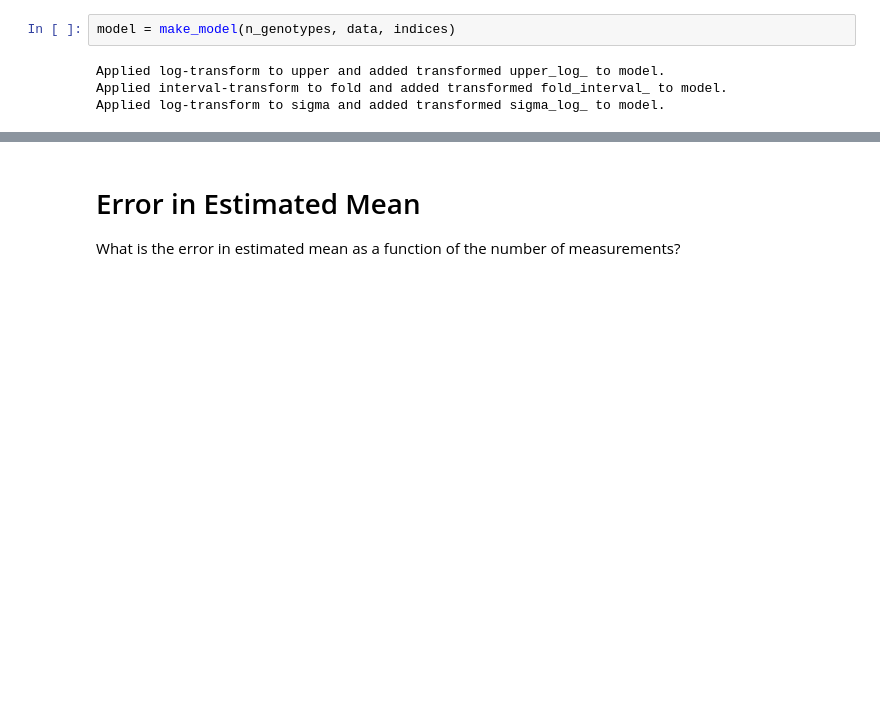
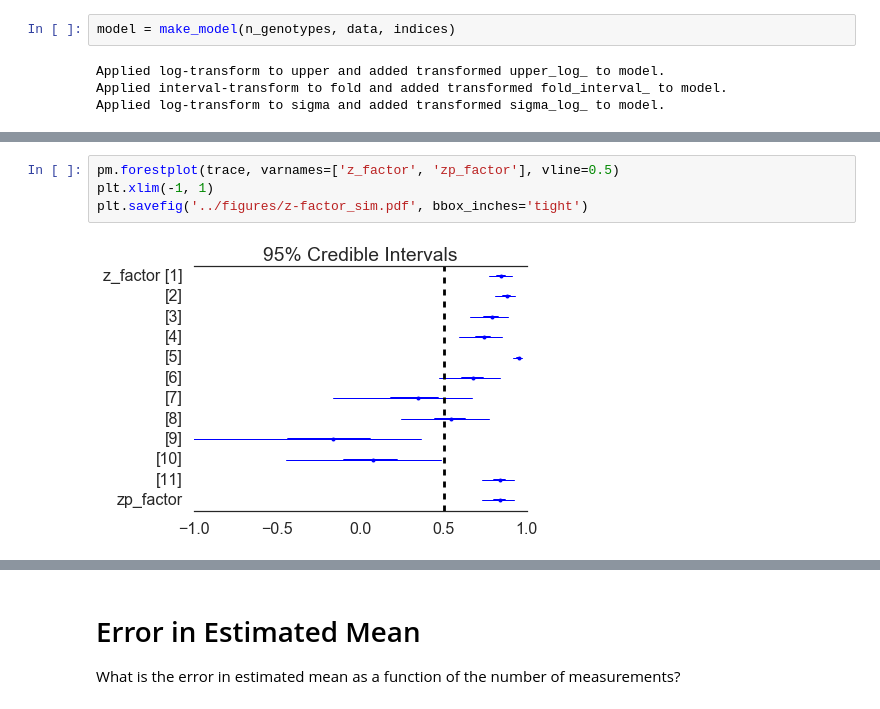
Before and after one commit to ericmjl/bayesian-measurement-paper, a Jupyter notebook: notebooks/simple-96-well.ipynb, the cells around one changed output, grey strips where cells are left out. Cells and saved outputs as stored; diff of their text form; blank space fills up the shorter version.

```diff
--- a/notebooks/simple-96-well.ipynb
+++ b/notebooks/simple-96-well.ipynb
@@ -112,0 +117,6 @@ if n_genotypes <= 15:
+# %%
+pm.forestplot(trace, varnames=['z_factor', 'zp_factor'], vline=0.5)
+plt.xlim(-1, 1)
+plt.savefig('../figures/z-factor_sim.pdf', bbox_inches='tight')
+# %% [output]
+[figure, added]
```
Also changed, not shown: parts of 27 cells of this notebook, 1 other file.
